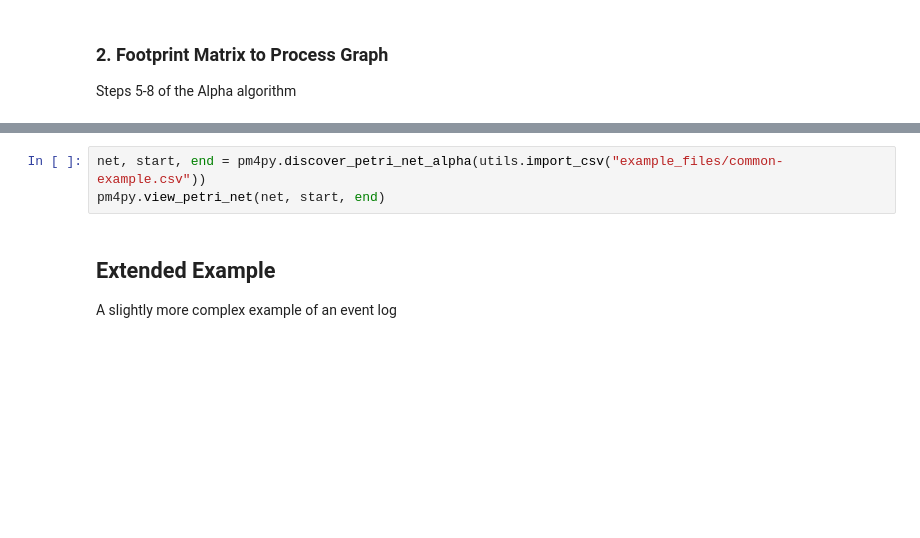
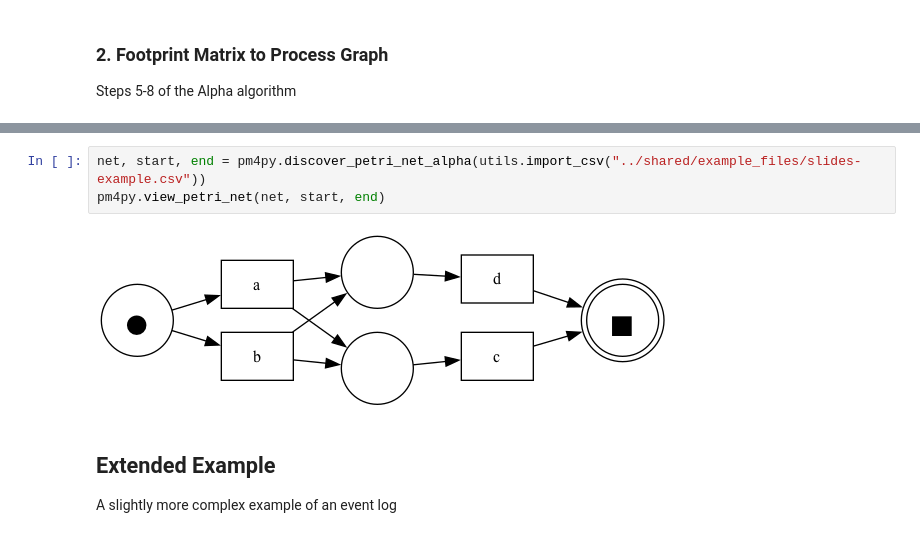
Before and after one commit to collinleiber/LMU_Master_Practical_SoSe24, a Jupyter notebook: practical/ProcessMining/group1/task2/alphaminer_showcase.ipynb, the cells around one changed output, grey strips where cells are left out. Cells and saved outputs as stored; diff of their text form; blank space fills up the shorter version.

```diff
--- a/practical/ProcessMining/group1/task2/alphaminer_showcase.ipynb
+++ b/practical/ProcessMining/group1/task2/alphaminer_showcase.ipynb
@@ -38,6 +98,8 @@ miner_simple.build_and_visualize_petrinet()
 # %%
-net, start, end = pm4py.discover_petri_net_alpha(utils.import_csv("example_files/common-example.csv"))
+net, start, end = pm4py.discover_petri_net_alpha(utils.import_csv("../shared/example_files/slides-example.csv"))
 pm4py.view_petri_net(net, start, end)
+# %% [output]
+[figure, added]
 # %% [markdown]
 ## Extended Example
 A slightly more complex example of an event log
```
Also changed, not shown: parts of 47 cells of this notebook, 2 other files.
